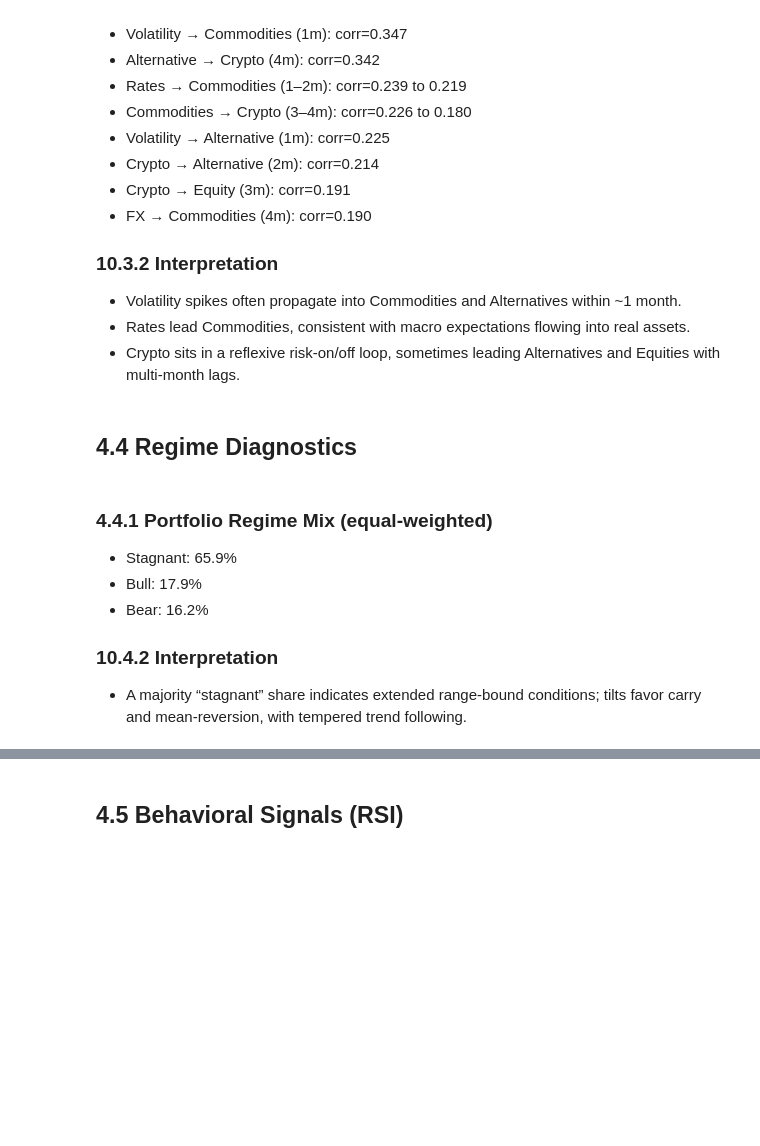
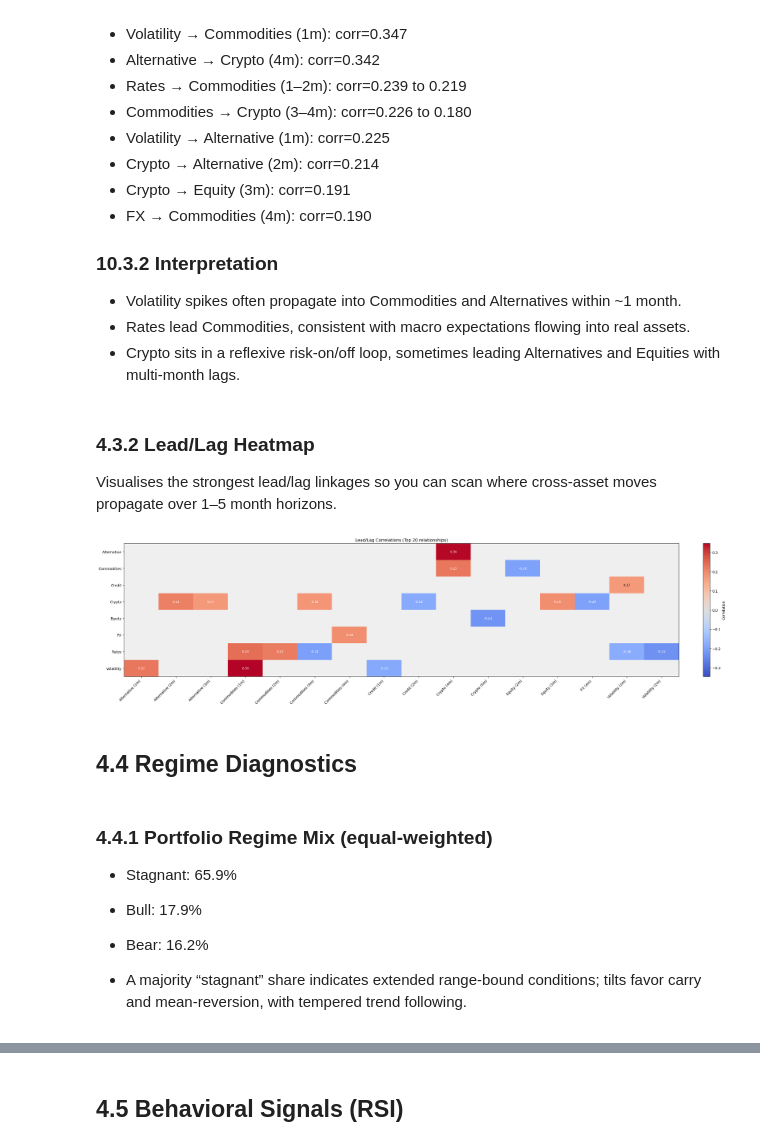
Before and after one commit to kecheng-shi/Nexus-data-preprocessing, a Jupyter notebook: Index Analysis.ipynb, the cells around one changed output, grey strips where cells are left out. Saved outputs shown, nothing was run; the diff lists cells and outputs as text; code cells hidden in the pictures; blank space fills up the shorter version.

Commit message:
plot

```diff
--- a/Index Analysis.ipynb
+++ b/Index Analysis.ipynb
@@ -1312,6 +1505,67 @@ if not beh_summary.empty:
 - Volatility spikes often propagate into Commodities and Alternatives within ~1 month.
 - Rates lead Commodities, consistent with macro expectations flowing into real assets.
 - Crypto sits in a reflexive risk-on/off loop, sometimes leading Alternatives and Equities with multi‑month lags.
+# %% [markdown]
+### 4.3.2 Lead/Lag Heatmap
+Visualises the strongest lead/lag linkages so you can scan where cross-asset moves propagate over 1–5 month horizons.
+# %%
+import pandas as pd
+import numpy as np
+import matplotlib.pyplot as plt
+
+if 'market_dynamics' not in globals():
+    raise RuntimeError("Run the Market Dynamics block before plotting the lead/lag visuals.")
+
+md = market_dynamics
+lead_table = md.get('lead_lag_table', pd.DataFrame()).copy()
+
+if lead_table.empty:
+    print('Lead/lag table unavailable. Run the lead/lag analysis first.')
+else:
+    scoped = (lead_table.assign(abs_corr=lead_table['lead_correlation'].abs())
+                         .sort_values('abs_corr', ascending=False)
+                         .drop_duplicates(subset=['leader', 'follower', 'lag_months'])
+                         .head(20))
+    if scoped.empty:
+        print('Not enough lead/lag relationships to plot.')
+    else:
+        scoped['follower_lag'] = scoped['follower'] + ' (' + scoped['lag_months'].astype(int).astype(str) + 'm)'
+        pivot = (scoped.pivot_table(index='leader', columns='follower_lag', values='lead_correlation', aggfunc='mean'))
+        pivot = pivot.dropna(axis=0, how='all').dropna(axis=1, how='all')
+        if pivot.empty:
+            print('No pivotable lead/lag relationships after filtering.')
+        else:
+            data = pivot.to_numpy()
+            vmax = np.nanmax(np.abs(data))
+            if not np.isfinite(vmax) or vmax == 0:
+                vmax = 1.0
+            cmap = plt.cm.get_cmap('coolwarm').copy()
+            cmap.set_bad(color='#efefef')
+            masked = np.ma.masked_invalid(data)
+            fig, ax = plt.subplots(figsize=(1.4 * pivot.shape[1] + 3, 0.55 * pivot.shape[0] + 2.5))
+            mesh = ax.imshow(masked, cmap=cmap, aspect='auto', vmin=-vmax, vmax=vmax)
+            ax.set_xticks(range(pivot.shape[1]))
+            ax.set_xticklabels(pivot.columns, rotation=45, ha='right')
+            ax.set_yticks(range(pivot.shape[0]))
+            ax.set_yticklabels(pivot.index)
+            ax.set_title('Lead/Lag Correlations (Top 20 relationships)')
+            for i in range(pivot.shape[0]):
+                for j in range(pivot.shape[1]):
+                    val = pivot.iloc[i, j]
+                    if pd.isna(val):
+                        continue
+                    color = 'white' if abs(val) > vmax * 0.5 else 'black'
+                    ax.text(j, i, f"{val:.2f}", ha='center', va='center', color=color, fontsize=9)
+            ax.axhline(-0.5, color='black', linewidth=0.5)
+            ax.axhline(pivot.shape[0]-0.5, color='black', linewidth=0.5)
+            ax.axvline(-0.5, color='black', linewidth=0.5)
+            ax.axvline(pivot.shape[1]-0.5, color='black', linewidth=0.5)
+            cbar = fig.colorbar(mesh, ax=ax, fraction=0.046, pad=0.04)
+            cbar.set_label('Correlation')
+            fig.tight_layout()
+            plt.show()
+# %% [output]
+[figure, added]
 # %% [markdown]
 ## 4.4 Regime Diagnostics
 # %% [markdown]
@@ -1320,5 +1574,4 @@ if not beh_summary.empty:
 - Bull: 17.9%
 - Bear: 16.2%
 
-### 10.4.2 Interpretation
 - A majority “stagnant” share indicates extended range‑bound conditions; tilts favor carry and mean‑reversion, with tempered trend following.
```
Also changed, not shown: parts of 15 cells of this notebook.
